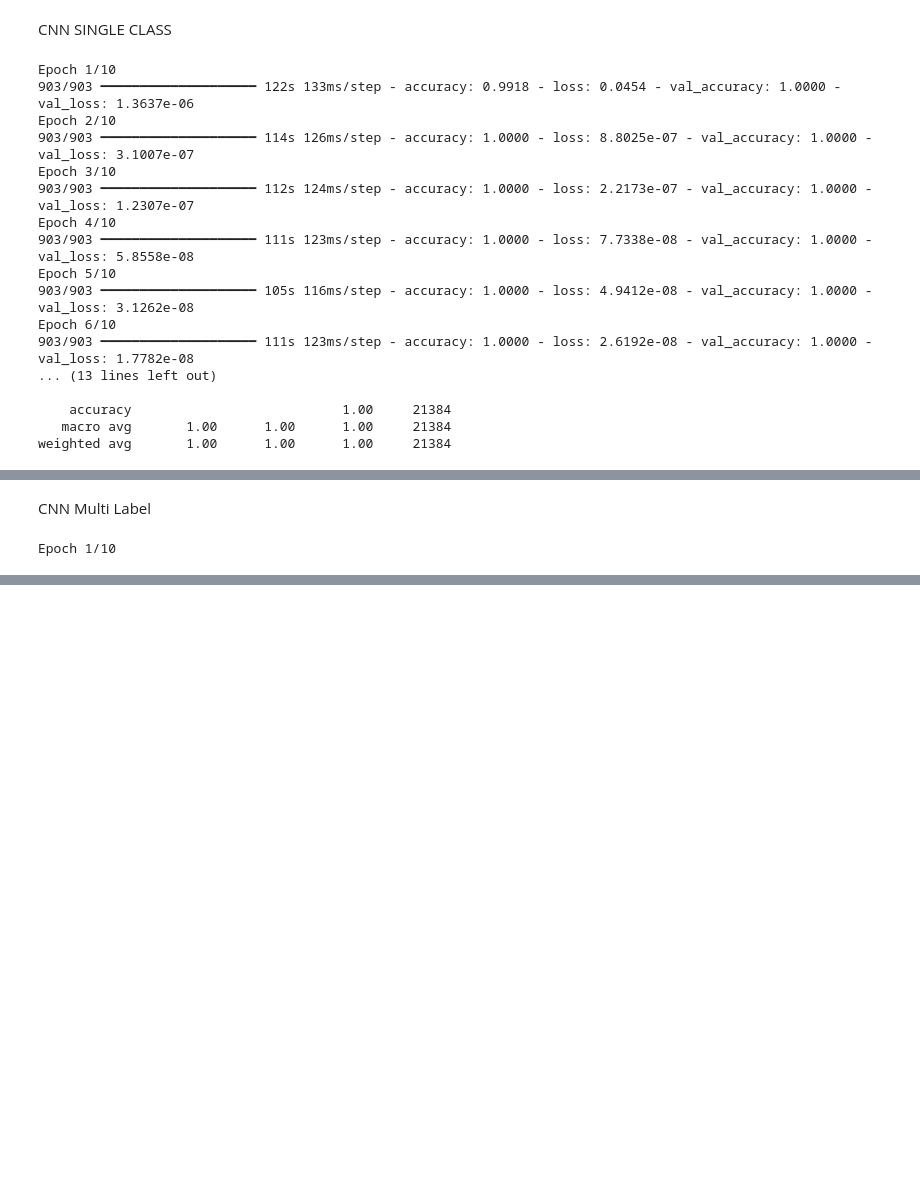
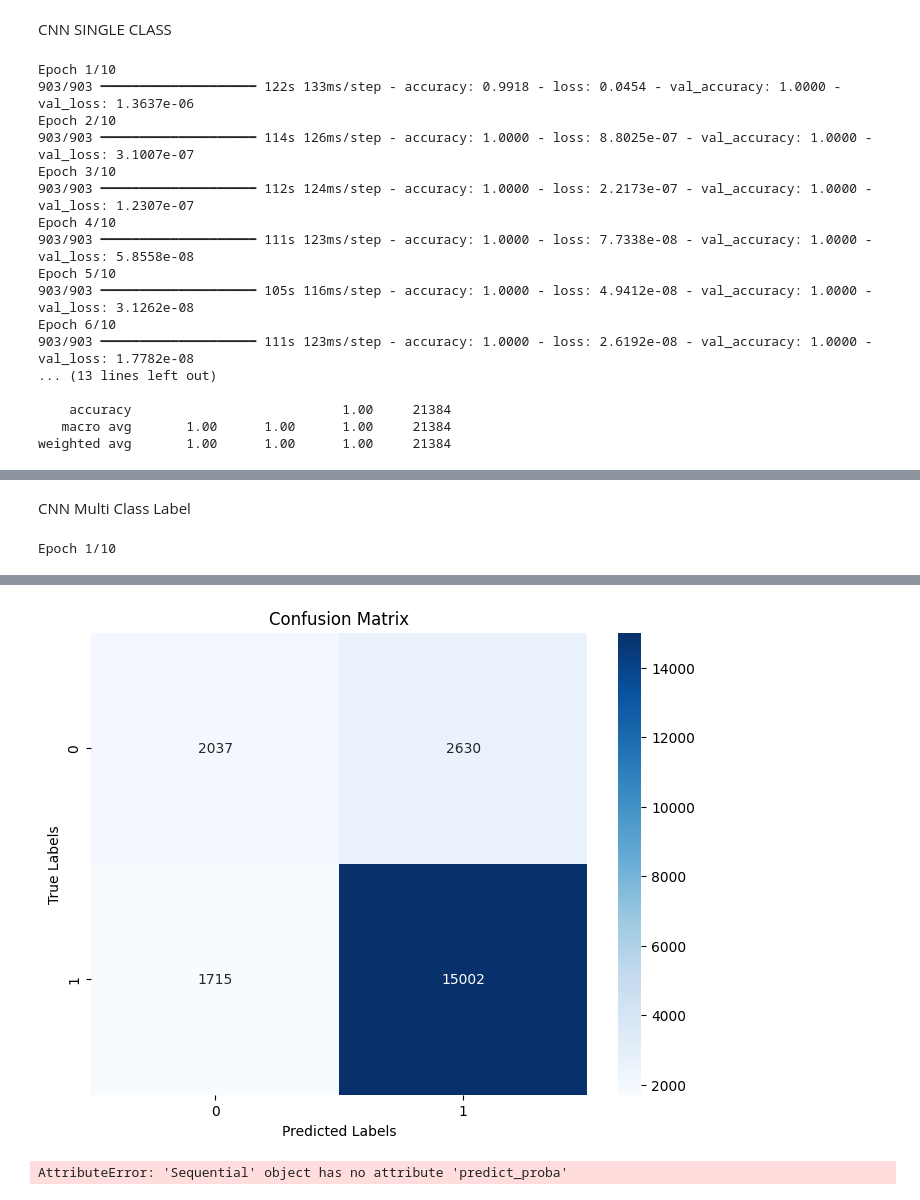
Before and after one commit to varuntej1812/BTP, a Jupyter notebook: ranking.ipynb, the cells around one changed output, grey strips where cells are left out. Saved outputs shown, nothing was run; the diff lists cells and outputs as text; code cells hidden in the pictures; blank space fills up the shorter version.

```diff
--- a/ranking.ipynb
+++ b/ranking.ipynb
@@ -467,5 +490,5 @@ Note: you may need to restart the kernel to use updated packages.
 # %% [markdown]
-CNN Multi Label
+CNN Multi Class Label
 # %%
 import pandas as pd
 import numpy as np
@@ -474,48 +497,49 @@ from tensorflow.keras.preprocessing.text import Tokenizer
 from tensorflow.keras.preprocessing.sequence import pad_sequences
 from tensorflow.keras.models import Sequential
 from tensorflow.keras.layers import Embedding, Conv1D, GlobalMaxPooling1D, Dense, Concatenate
-from sklearn.metrics import accuracy_score, classification_report
-from sklearn.preprocessing import LabelEncoder
-from sklearn.preprocessing import StandardScaler
+from sklearn.metrics import accuracy_score, classification_report, confusion_matrix
+from sklearn.preprocessing import LabelEncoder, StandardScaler
+import seaborn as sns
+import matplotlib.pyplot as plt
+from sklearn.metrics import roc_curve, auc
 
-
+# Load the dataset
 data = pd.read_csv('final_dataset.csv')
 
+# Drop rows with missing values
 data.dropna(inplace=True)
 
-
+# Separate features and target
 X_text = data['text']
 X_numeric = data[['useful', 'funny']]
 y = data['target']
 
-
+# Tokenize text data
 tokenizer = Tokenizer()
 tokenizer.fit_on_texts(X_text)
 X_seq = tokenizer.texts_to_sequences(X_text)
 
-
+# Pad sequences
 max_sequence_length = 100
 X_padded = pad_sequences(X_seq, maxlen=max_sequence_length, padding='post', truncating='post')
 
-
+# Encode labels
 label_encoder = LabelEncoder()
 y_encoded = label_encoder.fit_transform(y)
 
-
+# Scale numeric features
 scaler = StandardScaler()
 X_numeric_scaled = scaler.fit_transform(X_numeric)
 
-
+# Combine text and numeric features
 X_combined = Concatenate()([X_padded, X_numeric_scaled])
-
-
 X_combined_np = np.array(X_combined)
 y_encoded_np = np.array(y_encoded)
 
-
+# Split data into training and testing sets
 X_train, X_test, y_train, y_test = train_test_split(X_combined_np, y_encoded_np, test_size=0.4, random_state=42)
 
-
+# Define model architecture
 embedding_dim = 100
 vocab_size = len(tokenizer.word_index) + 1
 model = Sequential([
@@ -526,18 +550,47 @@ model = Sequential([
     Dense(units=1, activation='sigmoid')
 ])
 
-
+# Compile the model
 model.compile(optimizer='adam', loss='binary_crossentropy', metrics=['accuracy'])
 
-
+# Train the model
 model.fit(X_train, y_train, epochs=10, batch_size=32, validation_split=0.1)
 
+# Predict on the test set
+y_pred = (model.predict(X_test) > 0.5).astype(int)
 
-y_pred = (model.predict(X_test) > 0.5).astype(int)
+# Calculate accuracy
 accuracy = accuracy_score(y_test, y_pred)
 print("Accuracy:", accuracy)
 
+# Print classification report
+print(classification_report(y_test, y_pred))
 
-print(classification_report(y_test, y_pred))
+# Calculate confusion matrix
+conf_matrix = confusion_matrix(y_test, y_pred)
+
+# Plot confusion matrix
+plt.figure(figsize=(8, 6))
+sns.heatmap(conf_matrix, annot=True, fmt='d', cmap='Blues')
+plt.xlabel('Predicted Labels')
+plt.ylabel('True Labels')
+plt.title('Confusion Matrix')
+plt.show()
+
+# Calculate ROC curve
+fpr, tpr, thresholds = roc_curve(y_test, model.predict_proba(X_test))
+roc_auc = auc(fpr, tpr)
+
+# Plot ROC curve
+plt.figure()
+plt.plot(fpr, tpr, color='darkorange', lw=2, label='ROC curve (area = %0.2f)' % roc_auc)
+plt.plot([0, 1], [0, 1], color='navy', lw=2, linestyle='--')
+plt.xlim([0.0, 1.0])
+plt.ylim([0.0, 1.05])
+plt.xlabel('False Positive Rate')
+plt.ylabel('True Positive Rate')
+plt.title('Receiver Operating Characteristic')
+plt.legend(loc="lower right")
+plt.show()
 # %% [output]
 Epoch 1/10
@@ -560,0 +614,2 @@ weighted avg       0.78      0.78      0.78     21384
+[figure, added]
+AttributeError: 'Sequential' object has no attribute 'predict_proba'
```
Also changed, not shown: parts of 2 cells of this notebook.
